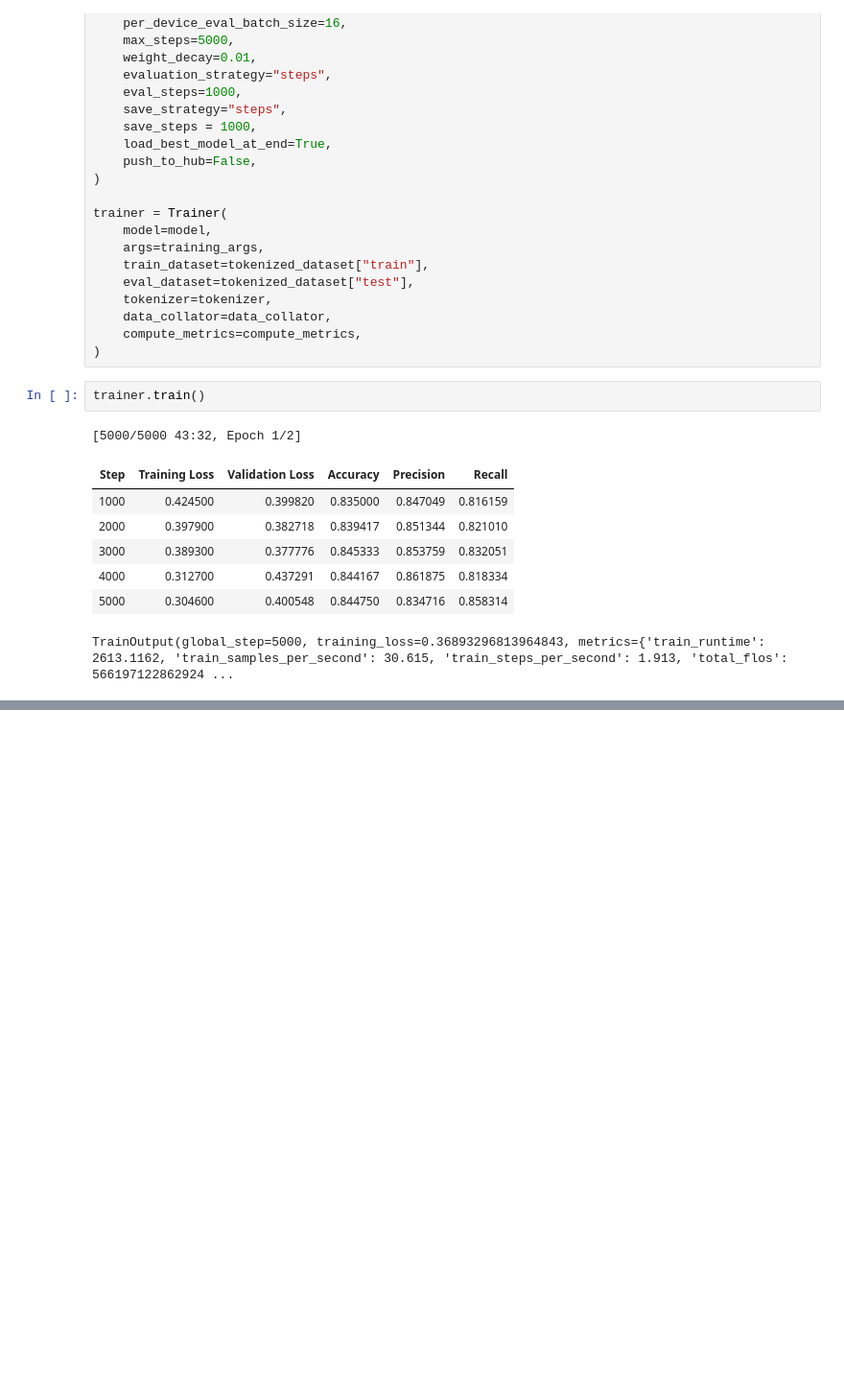
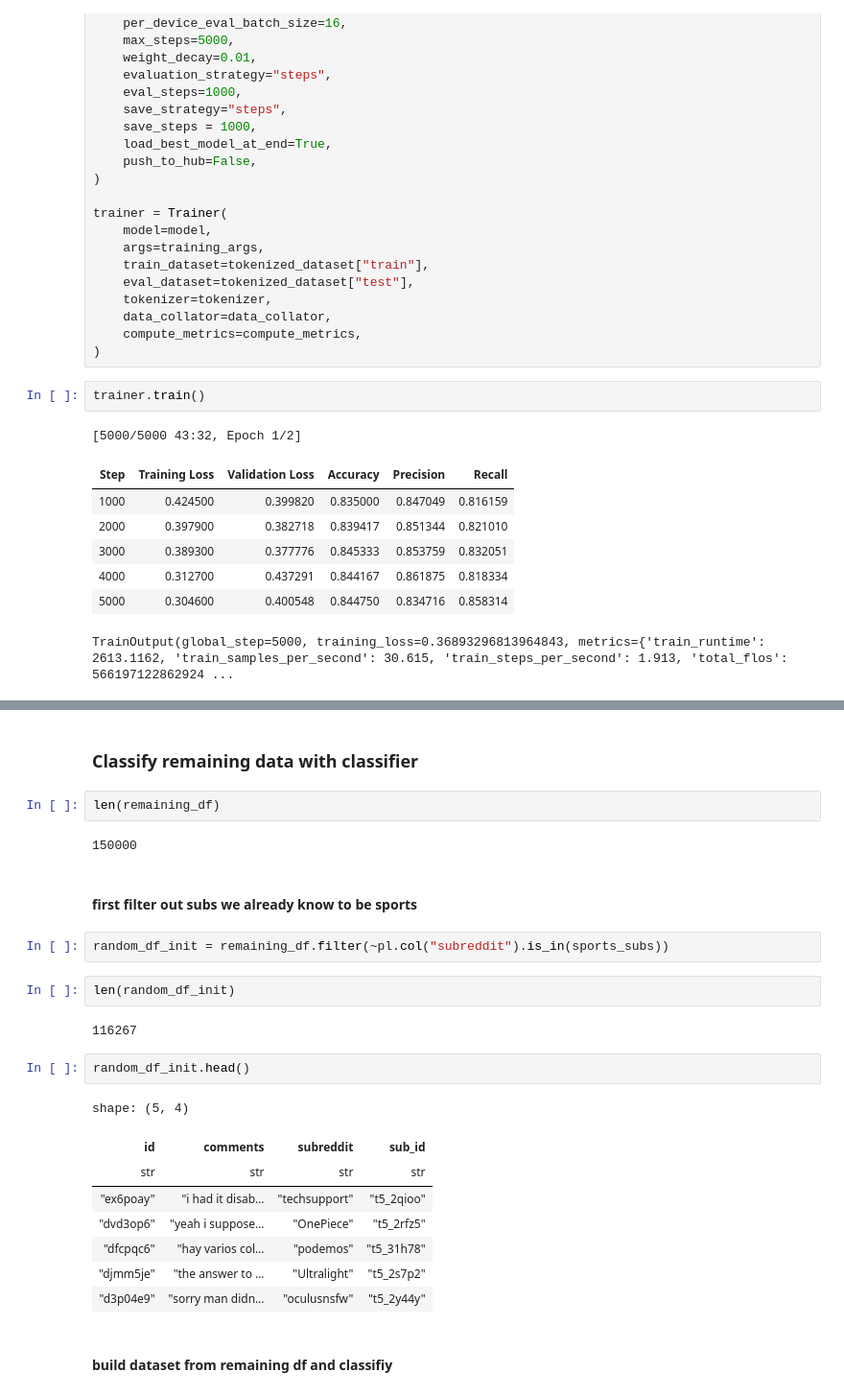
Before and after one commit to tatami-galaxy/sports-language-in-politics, a Jupyter notebook: experiments/notebooks/random_classifier_distilbert.ipynb, the cells around one changed output, grey strips where cells are left out. Shown at 96% size. Cells and saved outputs as stored; diff of their text form; blank space fills up the shorter version.

```diff
--- a/experiments/notebooks/random_classifier_distilbert.ipynb
+++ b/experiments/notebooks/random_classifier_distilbert.ipynb
@@ -262,0 +237,27 @@ TrainOutput(global_step=5000, training_loss=0.36893296813964843, metrics={'train
+# %% [markdown]
+### Classify remaining data with classifier
+# %%
+len(remaining_df)
+# %% [output]
+150000
+# %% [markdown]
+#### first filter out subs we already know to be sports
+# %%
+random_df_init = remaining_df.filter(~pl.col("subreddit").is_in(sports_subs))
+# %%
+len(random_df_init)
+# %% [output]
+116267
+# %%
+random_df_init.head()
+# %% [output]
+shape: (5, 4)
+| id | comments | subreddit | sub_id |
+| str | str | str | str |
+| "ex6poay" | "i had it disab… | "techsupport" | "t5_2qioo" |
+| "dvd3op6" | "yeah i suppose… | "OnePiece" | "t5_2rfz5" |
+| "dfcpqc6" | "hay varios col… | "podemos" | "t5_31h78" |
+| "djmm5je" | "the answer to … | "Ultralight" | "t5_2s7p2" |
+| "d3p04e9" | "sorry man didn… | "oculusnsfw" | "t5_2y44y" |
+# %% [markdown]
+#### build dataset from remaining df and classifiy
```
Also changed, not shown: parts of 24 cells of this notebook, 3 other files.
